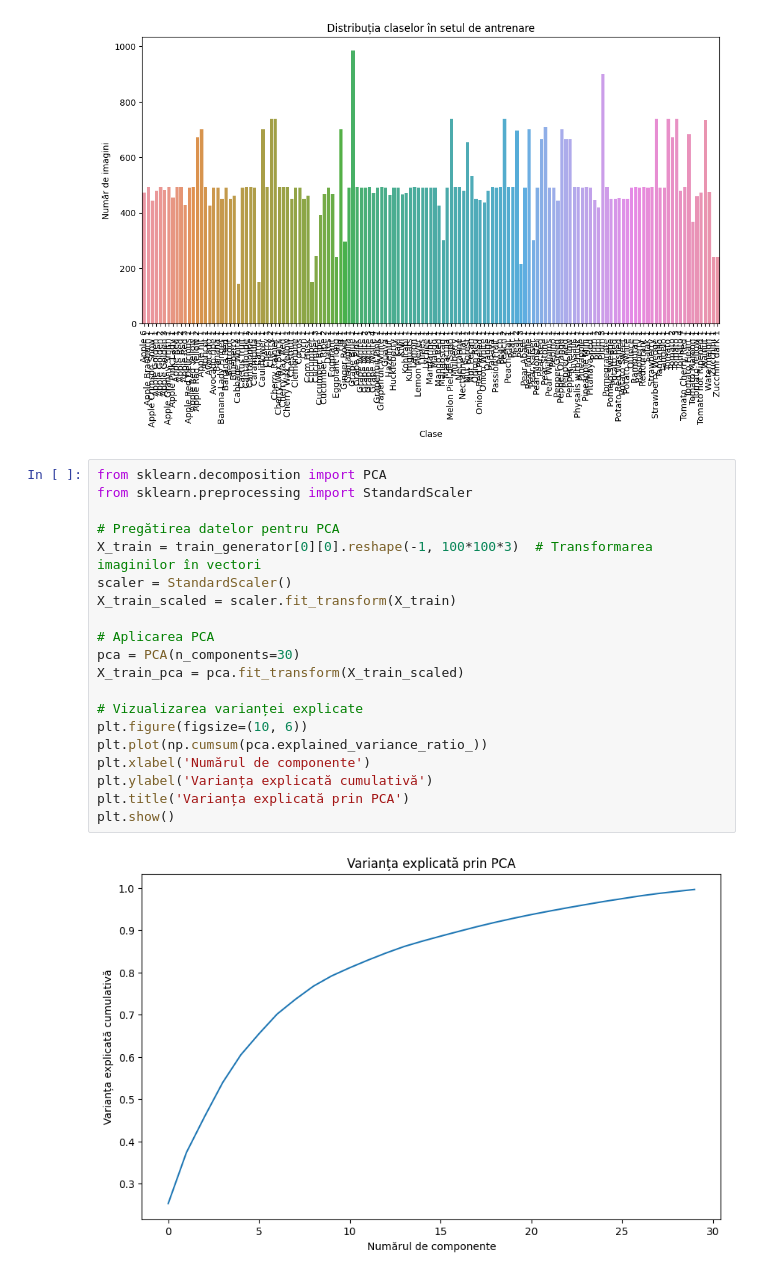
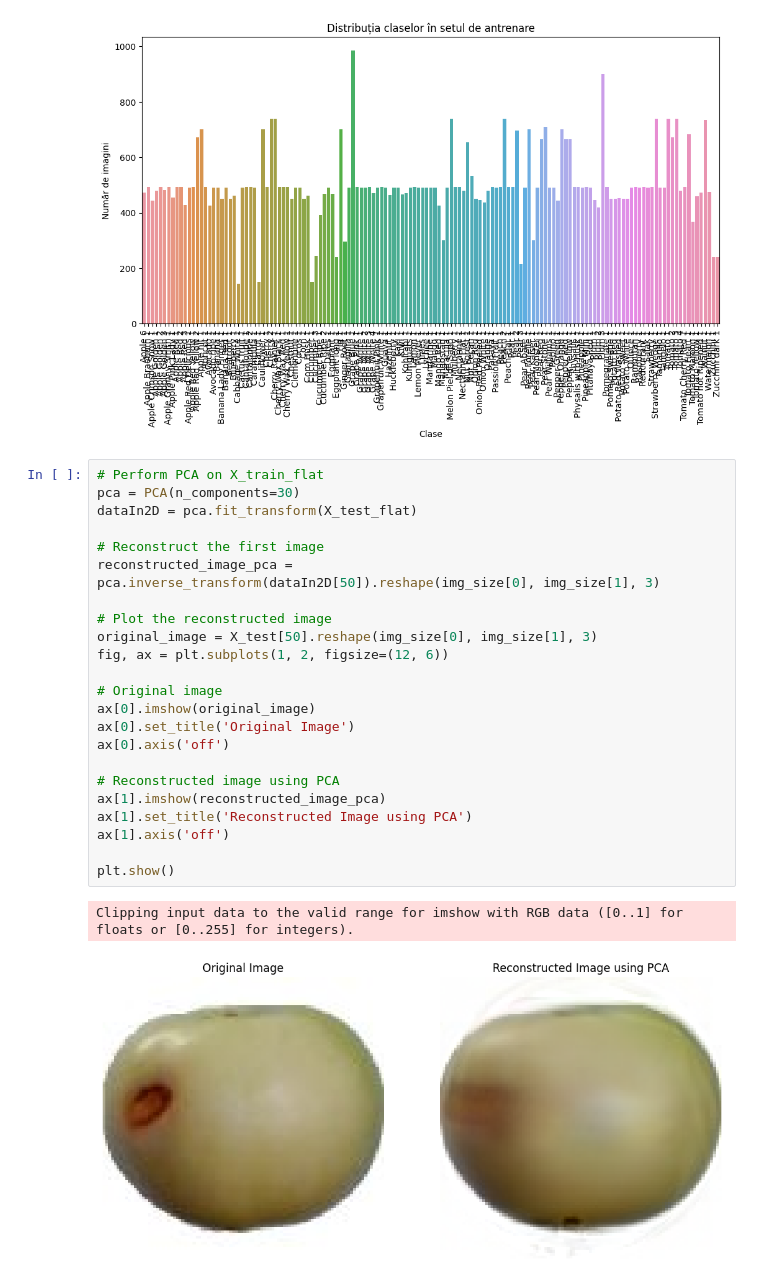
Before and after one commit to Vulturul2k/ML_project, a Jupyter notebook: fruits360.ipynb, the cells around one changed output. Drawn from its saved outputs; the diff is of its cells as text.

```diff
--- a/fruits360.ipynb
+++ b/fruits360.ipynb
@@ -115,28 +115,32 @@ plt.ylabel('Număr de imagini')
 plt.show()
 # %% [output]
 [figure]
-# %%
-from sklearn.decomposition import PCA
-from sklearn.preprocessing import StandardScaler
-
-# Pregătirea datelor pentru PCA
-X_train = train_generator[0][0].reshape(-1, 100*100*3)  # Transformarea imaginilor în vectori
-scaler = StandardScaler()
-X_train_scaled = scaler.fit_transform(X_train)
-
-# Aplicarea PCA
-pca = PCA(n_components=30)
-X_train_pca = pca.fit_transform(X_train_scaled)
-
-# Vizualizarea varianței explicate
-plt.figure(figsize=(10, 6))
-plt.plot(np.cumsum(pca.explained_variance_ratio_))
-plt.xlabel('Numărul de componente')
-plt.ylabel('Varianța explicată cumulativă')
-plt.title('Varianța explicată prin PCA')
-plt.show()
-# %% [output]
-[figure, removed]
+# %%
+# Perform PCA on X_train_flat
+pca = PCA(n_components=30)
+dataIn2D = pca.fit_transform(X_test_flat)
+
+# Reconstruct the first image
+reconstructed_image_pca = pca.inverse_transform(dataIn2D[50]).reshape(img_size[0], img_size[1], 3)
+
+# Plot the reconstructed image
+original_image = X_test[50].reshape(img_size[0], img_size[1], 3)
+fig, ax = plt.subplots(1, 2, figsize=(12, 6))
+
+# Original image
+ax[0].imshow(original_image)
+ax[0].set_title('Original Image')
+ax[0].axis('off')
+
+# Reconstructed image using PCA
+ax[1].imshow(reconstructed_image_pca)
+ax[1].set_title('Reconstructed Image using PCA')
+ax[1].axis('off')
+
+plt.show()
+# %% [output]
+Clipping input data to the valid range for imshow with RGB data ([0..1] for floats or [0..255] for integers).
+[figure, added]
 # %%
 from skimage.feature import hog
 from skimage import color
```
Also changed, not shown: parts of 4 cells of this notebook, 1 other file.
